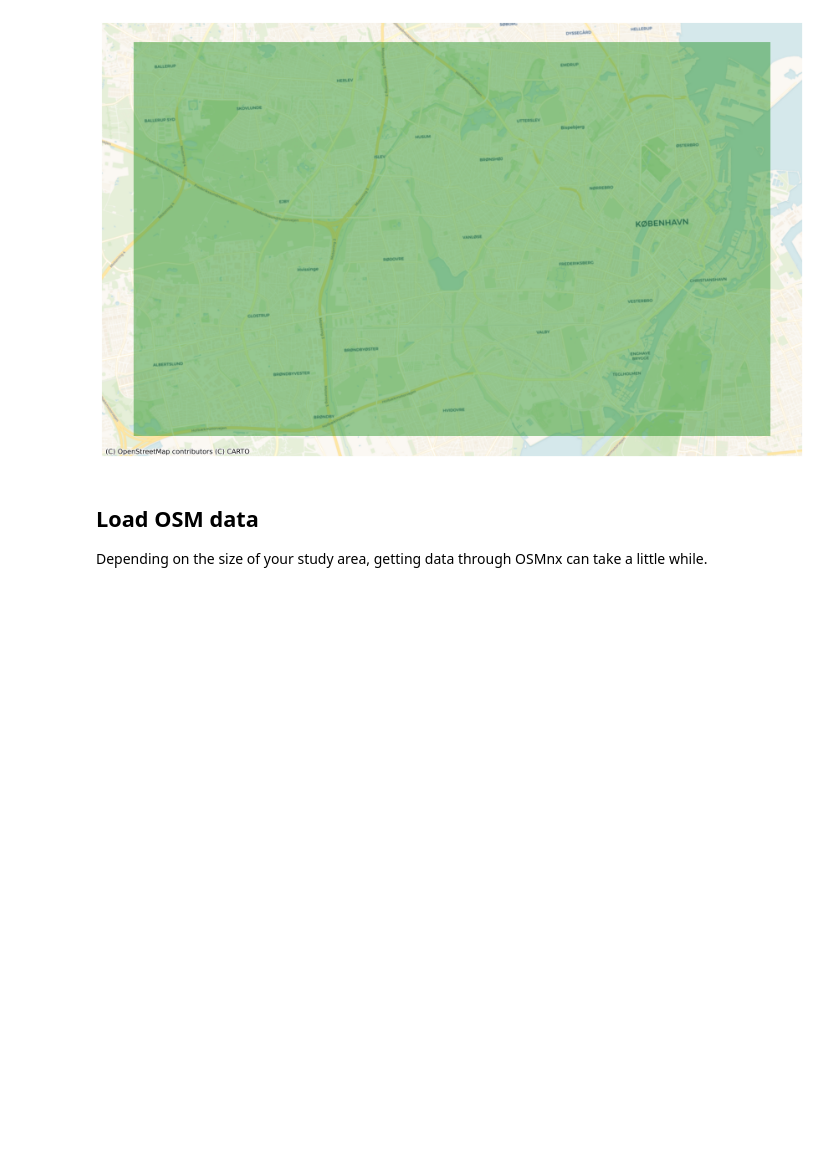
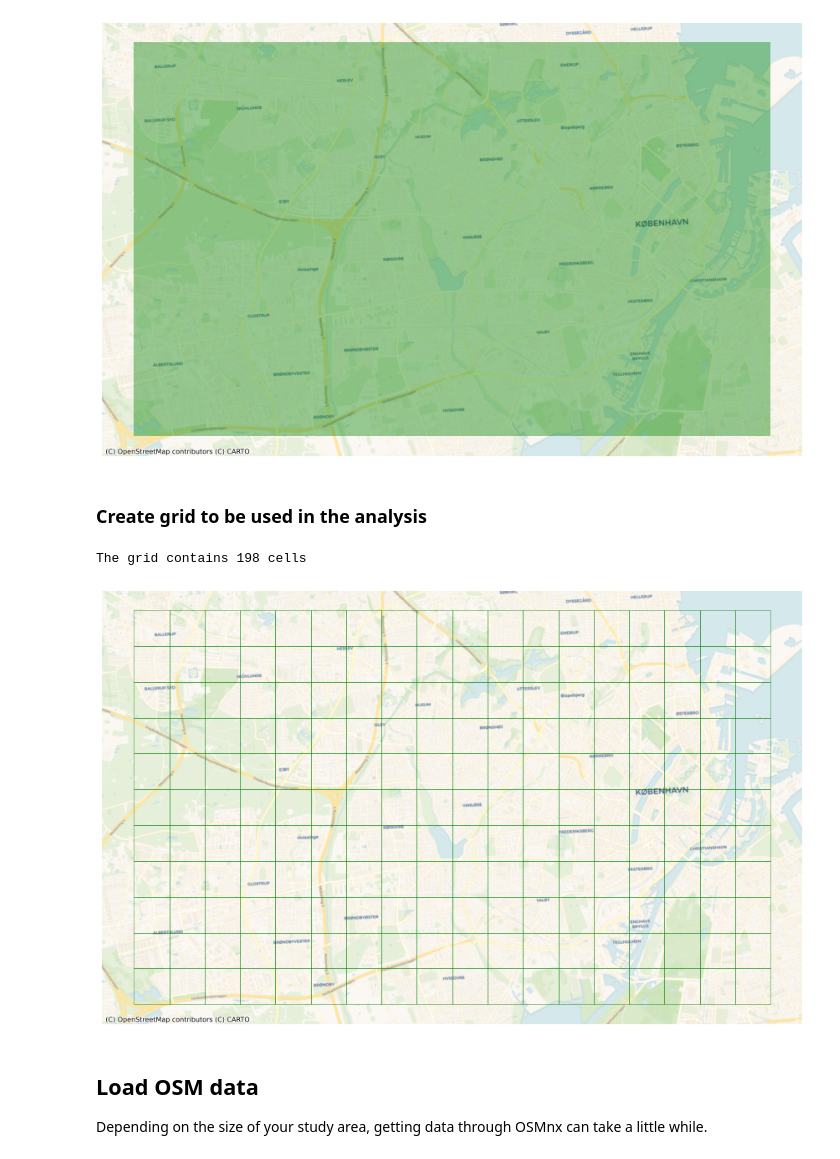
Before and after one commit to anerv/cycling_data_quality, a Jupyter notebook: scripts/load_data.ipynb, the cells around one changed output. Drawn from its saved outputs; the diff is of its cells as text; code cells hidden in the pictures; blank space fills up the shorter version.

Commit message:
working on intrinsic analysis

```diff
--- a/scripts/load_data.ipynb
+++ b/scripts/load_data.ipynb
@@ -69,6 +71,28 @@ cx.add_basemap(
 # %% [output]
 The size of the study area is 181.38 square kilometers
 [figure]
+# %% [markdown]
+### Create grid to be used in the analysis
+# %%
+grid = ef.create_grid_geometry(study_area_poly, grid_cell_size)
+
+grid.to_file(f'../data/grid_{study_area}.gpkg')
+
+fig, ax = plt.subplots(1, figsize=(15,15))
+
+print(f'The grid contains {len(grid)} cells')
+
+grid.plot(ax=ax, facecolor='none', edgecolor='green', alpha=0.4)
+
+ax.set_axis_off()
+
+cx.add_basemap(
+    ax,
+    crs=study_area_poly.crs,
+    source=cx.providers.CartoDB.Voyager)
+# %% [output]
+The grid contains 198 cells
+[figure, added]
 # %% [markdown]
 ## Load OSM data
 
```
Also changed, not shown: parts of 4 cells of this notebook, 7 other files.
